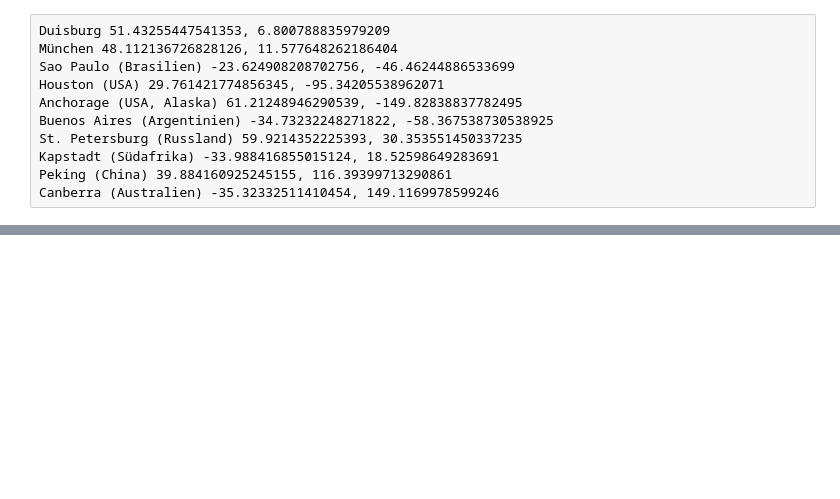
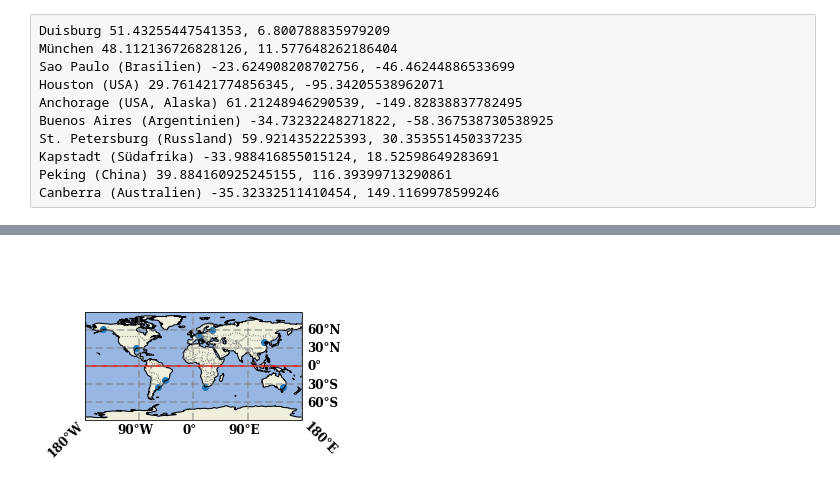
Before and after one commit to xSMSHP/FP_1_12, a Jupyter notebook: fp_versuch_1_12.ipynb, the cells around one changed output, grey strips where cells are left out. Cells and saved outputs as stored; diff of their text form; code cells hidden in the pictures; blank space fills up the shorter version.

```diff
--- a/fp_versuch_1_12.ipynb
+++ b/fp_versuch_1_12.ipynb
@@ -526,3 +739,28 @@ for i, st in enumerate(stations):
+# %%
+lat = [51.43255447541353, 48.112136726828126, -23.624908208702756, 29.761421774856345, 61.21248946290539, -34.73232248271822, 59.9214352225393, -33.988416855015124, 39.884160925245155, -35.32332511410454]
+lon = [6.800788835979209, 11.577648262186404, -46.46244886533699, -95.34205538962071, -149.82838837782495, -58.367538730538925, 30.353551450337235, 18.52598649283691, 116.39399713290861, 149.1169978599246]
+
+ax = plt.axes(projection = ccrs.PlateCarree())
+ax.add_feature(cpf.LAND)
+ax.add_feature(cpf.OCEAN)
+ax.add_feature(cpf.COASTLINE)
+ax.add_feature(cpf.BORDERS, linestyle=':', color = 'gray')
+ax.scatter(lon, lat, transform = ccrs.PlateCarree())
+plt.axis([-180, 180, -180, 180])
+plt.hlines(0, -180, 180, colors = 'r')
+
+gl = ax.gridlines(crs = ccrs.PlateCarree(), draw_labels=True, linewidth=2, color='gray', alpha=0.5, linestyle='--')
+gl.xlabels_top = False
+gl.ylabels_left = False
+gl.xlocator = mticker.FixedLocator([-180,-90, 0, 90, 180])
+gl.xformatter = LONGITUDE_FORMATTER
+gl.yformatter = LATITUDE_FORMATTER
+gl.xlabel_style = {'size': 12, 'fontname': 'DejaVu Serif', 'weight': 'bold'}
+gl.ylabel_style = {'size': 12, 'fontname': 'DejaVu Serif', 'weight': 'bold'}
+plt.savefig('pics/3/map.png', dpi = 900, bbox_inches='tight')
+plt.show()
+# %% [output]
+[figure, added]
 # %%
 for i, st in enumerate(stations):
     station = st.fetch(1)
```
Also changed, not shown: parts of 38 cells of this notebook.
